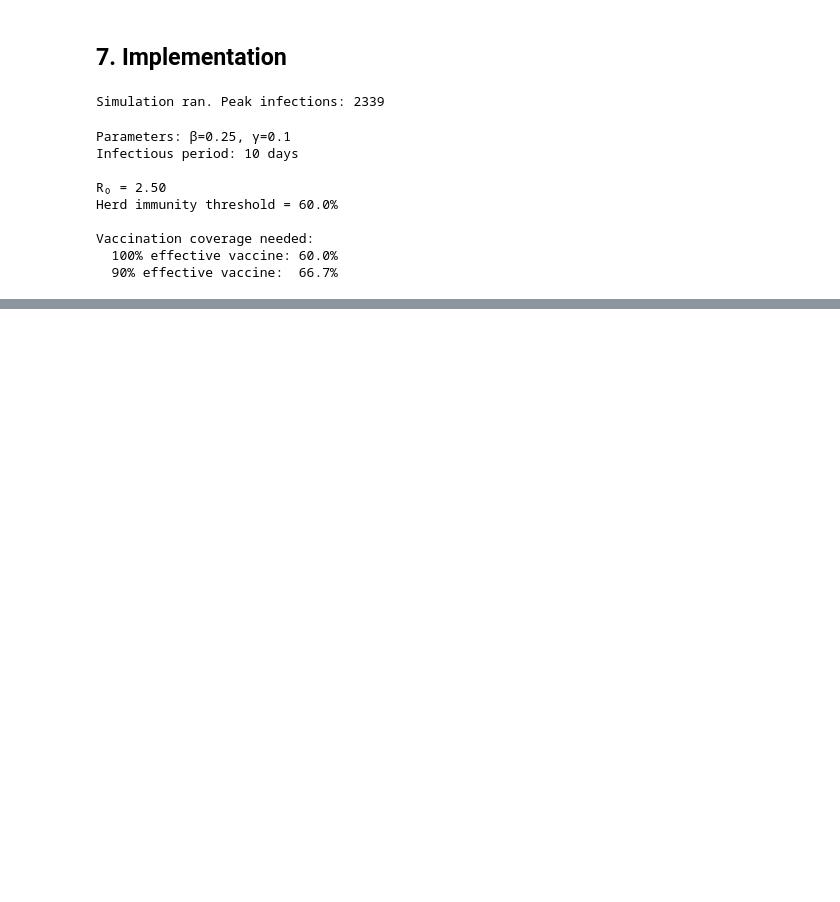
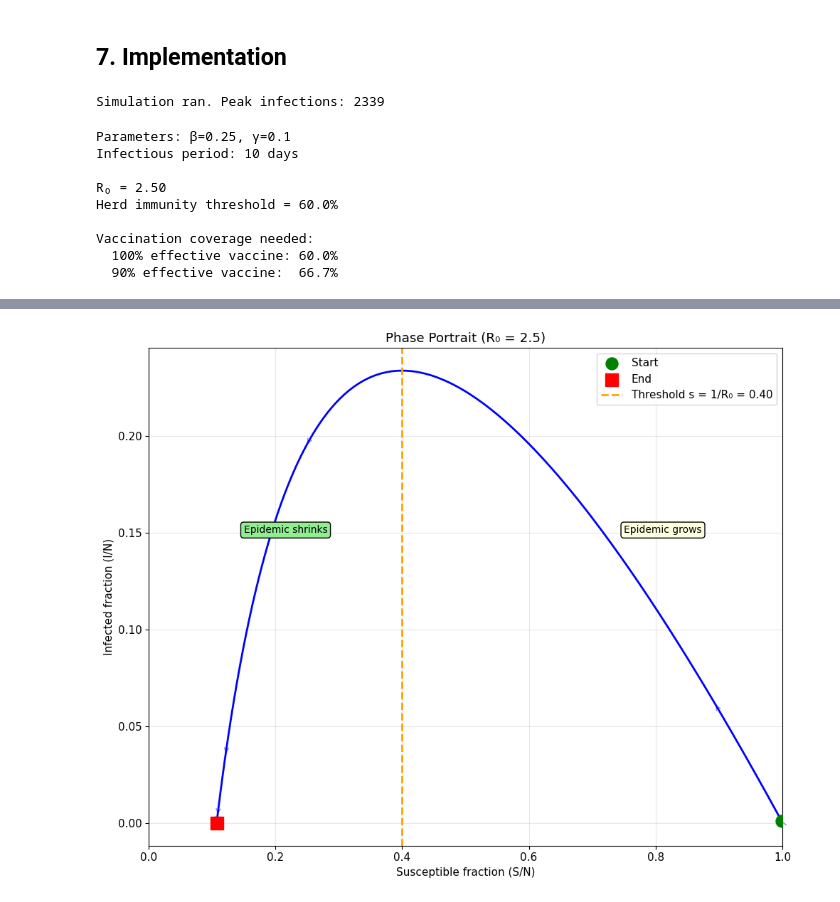
Before and after one commit to AhmedInv40/SIR-Epidemic-Model, a Jupyter notebook: SIR Epidemic Model.ipynb, the cells around one changed output, grey strips where cells are left out. Saved outputs shown, nothing was run; the diff lists cells and outputs as text; code cells hidden in the pictures; blank space fills up the shorter version.

```diff
--- a/SIR Epidemic Model.ipynb
+++ b/SIR Epidemic Model.ipynb
@@ -354,0 +511,41 @@ Vaccination coverage needed:
+# %%
+# Phase portrait - shows trajectory in S-I space
+
+def plot_phase(S, I, N, R0_val):
+    """Plot I vs S (phase portrait)."""
+    fig, ax = plt.subplots(figsize=(10, 8))
+
+    # Main trajectory
+    ax.plot(S/N, I/N, 'b-', lw=2)
+    ax.scatter([S[0]/N], [I[0]/N], color='green', s=150, zorder=5, label='Start')
+    ax.scatter([S[-1]/N], [I[-1]/N], color='red', s=150, zorder=5, label='End', marker='s')
+
+    # Threshold line
+    s_threshold = 1/R0_val
+    ax.axvline(s_threshold, color='orange', ls='--', lw=2,
+               label=f'Threshold s = 1/R₀ = {s_threshold:.2f}')
+
+    # Direction arrows
+    for i in np.linspace(0, len(S)-2, 8, dtype=int):
+        ax.annotate('', xy=(S[i+1]/N, I[i+1]/N), xytext=(S[i]/N, I[i]/N),
+                   arrowprops=dict(arrowstyle='->', color='blue', alpha=0.5))
+
+    ax.set_xlabel('Susceptible fraction (S/N)')
+    ax.set_ylabel('Infected fraction (I/N)')
+    ax.set_title(f'Phase Portrait (R₀ = {R0_val})')
+    ax.legend()
+    ax.set_xlim(0, 1)
+
+    # Add text annotations
+    ax.text(0.75, 0.15, 'Epidemic grows', fontsize=10,
+            bbox=dict(boxstyle='round', facecolor='lightyellow'))
+    ax.text(0.15, 0.15, 'Epidemic shrinks', fontsize=10,
+            bbox=dict(boxstyle='round', facecolor='lightgreen'))
+
+    plt.tight_layout()
+    plt.show()
+
+
+plot_phase(S, I, N, R0_val)
+# %% [output]
+[figure, added]
```
Also changed, not shown: parts of 13 cells of this notebook.
